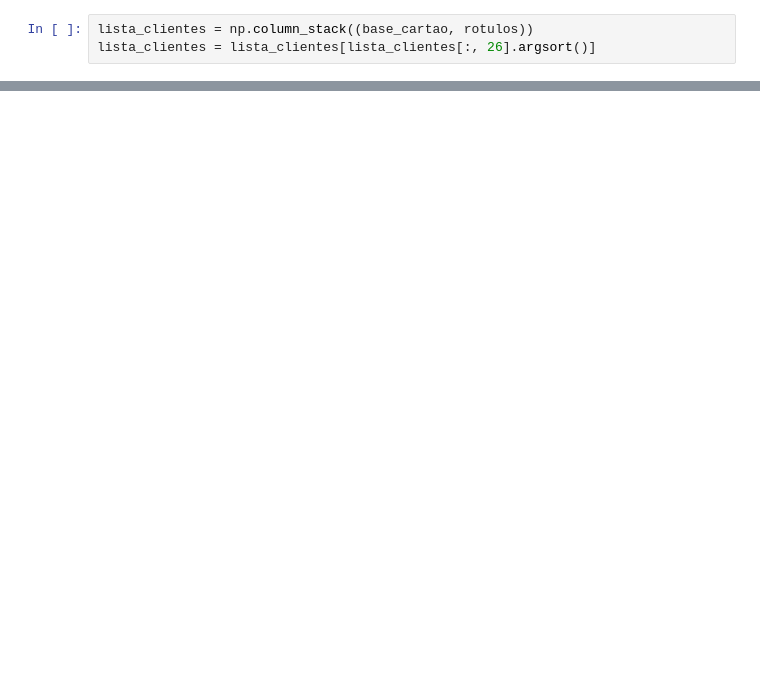
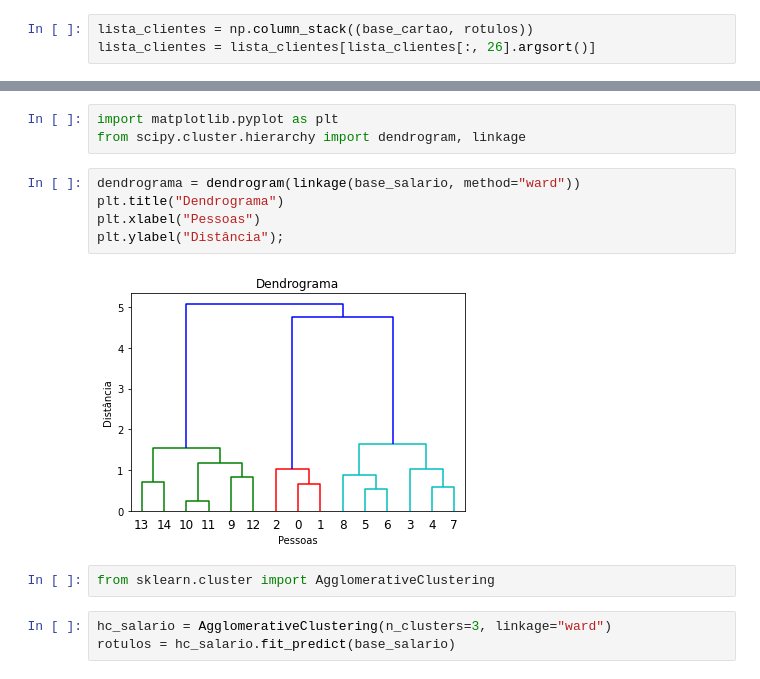
Before and after one commit to WES404/Machine_Learning_udemy, a Jupyter notebook: ML_Udemy_Clusters.ipynb, the cells around one changed output, grey strips where cells are left out. Saved outputs shown, nothing was run; the diff lists cells and outputs as text; blank space fills up the shorter version.

```diff
--- a/ML_Udemy_Clusters.ipynb
+++ b/ML_Udemy_Clusters.ipynb
@@ -199,0 +222,15 @@ lista_clientes = lista_clientes[lista_clientes[:, 26].argsort()]
+# %%
+import matplotlib.pyplot as plt
+from scipy.cluster.hierarchy import dendrogram, linkage
+# %%
+dendrograma = dendrogram(linkage(base_salario, method="ward"))
+plt.title("Dendrograma")
+plt.xlabel("Pessoas")
+plt.ylabel("Distância");
+# %% [output]
+[figure, added]
+# %%
+from sklearn.cluster import AgglomerativeClustering
+# %%
+hc_salario = AgglomerativeClustering(n_clusters=3, linkage="ward")
+rotulos = hc_salario.fit_predict(base_salario)
```
Also changed, not shown: parts of 9 cells of this notebook.
